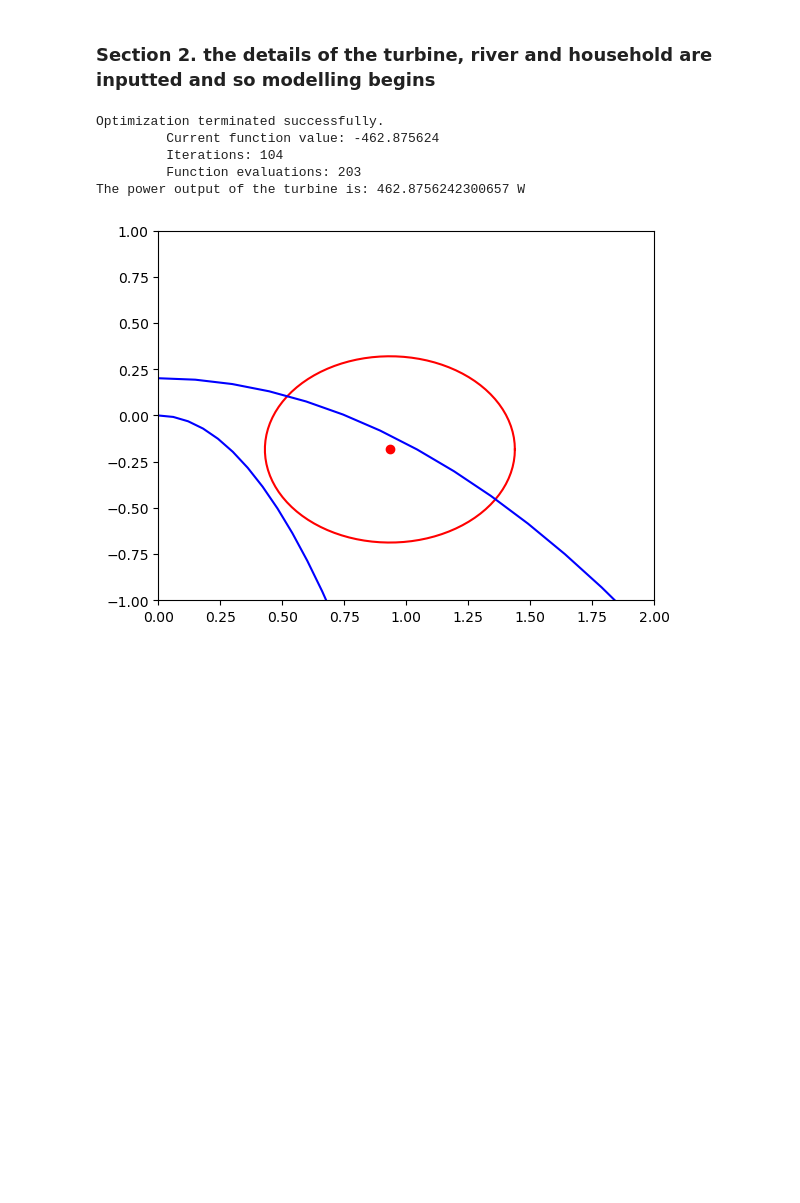
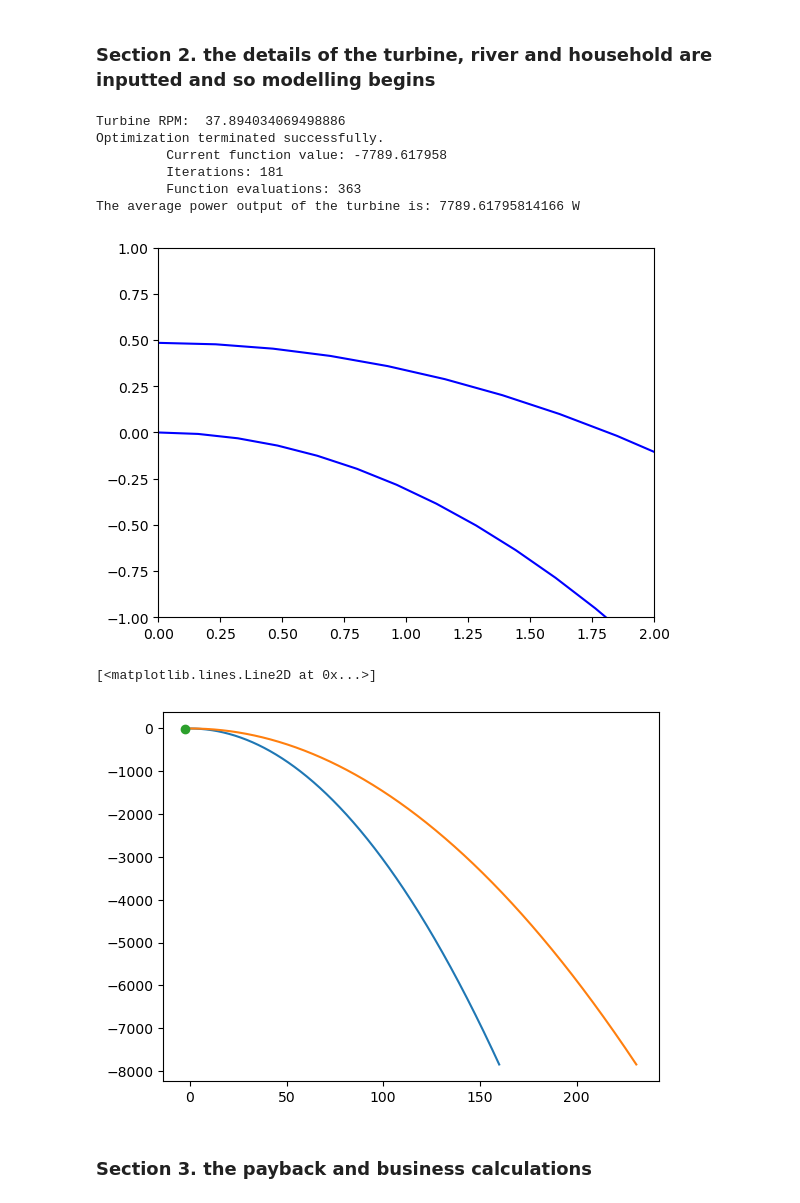
Before and after one commit to pilipb/DP4-code, a Jupyter notebook: full_run.ipynb, the cells around one changed output. Saved outputs shown, nothing was run; the diff lists cells and outputs as text; code cells hidden in the pictures; blank space fills up the shorter version.

Commit message:
not working rpm calculation

```diff
--- a/full_run.ipynb
+++ b/full_run.ipynb
@@ -15,13 +15,13 @@ This notebook will take a customer through the step by step process of assessing
 # Input river details
 
 # width in meters
-width = 0.7
+width = 1.2
 
 # depth in meters
-depth = 0.5
+depth = 0.7
 
 # velocity in m/s
-velocity = 1.5
+velocity = 4
 
 # initialise river object
 river = river_obj(width, depth, velocity)
@@ -34,20 +34,29 @@ household = household('small')
 # %% [markdown]
 ### Section 2. the details of the turbine, river and household are inputted and so modelling begins
 # %%
-# run optimisation at 15 RPM
-power, x, y = b_turbine.optimise(RPM=15)
+power, x, y = b_turbine.optimise()
 
-print('The power output of the turbine is: ' + str(power) + ' W')
+print('The average power output of the turbine is: ' + str(power) + ' W')
 # %% [output]
+Turbine RPM:  37.894034069498886
 Optimization terminated successfully.
-         Current function value: -462.875624
-         Iterations: 104
-         Function evaluations: 203
-The power output of the turbine is: 462.8756242300657 W
+         Current function value: -7789.617958
+         Iterations: 181
+         Function evaluations: 363
+The average power output of the turbine is: 7789.61795814166 W
 # %%
 # plot the turbine
 # reinitialise the turbine object with the optimised coordinates
 b_turbine = breastTurbine(river=river, x_centre=x, y_centre=y)
 b_turbine.plot_turbine()
+
+plt.plot(river.x_bed, river.y_bed, label='River bed')
+plt.plot(river.x_nappe, river.y_nappe, label='River nappe')
+plt.plot(x, y, 'o', label='Turbine centre')
+plt.xlim(0, 40)
 # %% [output]
-[figure, old version]
+[figure, new version]
+[<matplotlib.lines.Line2D at 0x...>]
+[figure, added]
+# %% [markdown]
+### Section 3. the payback and business calculations
```
Also changed, not shown: 3 other files.
